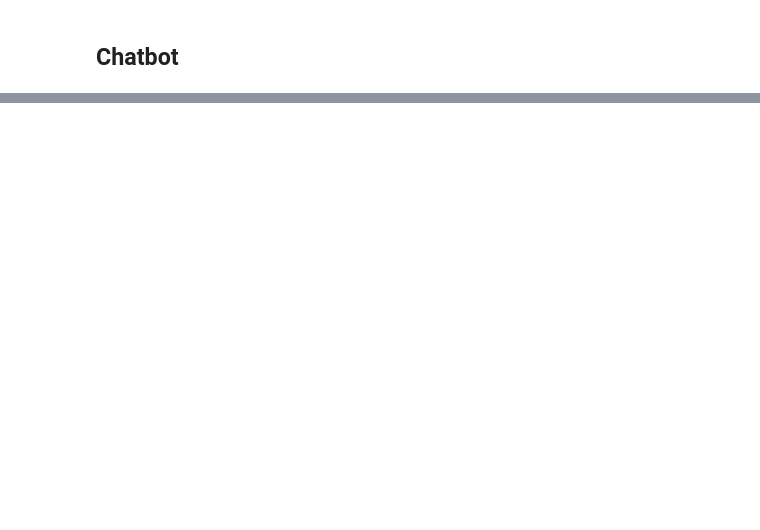
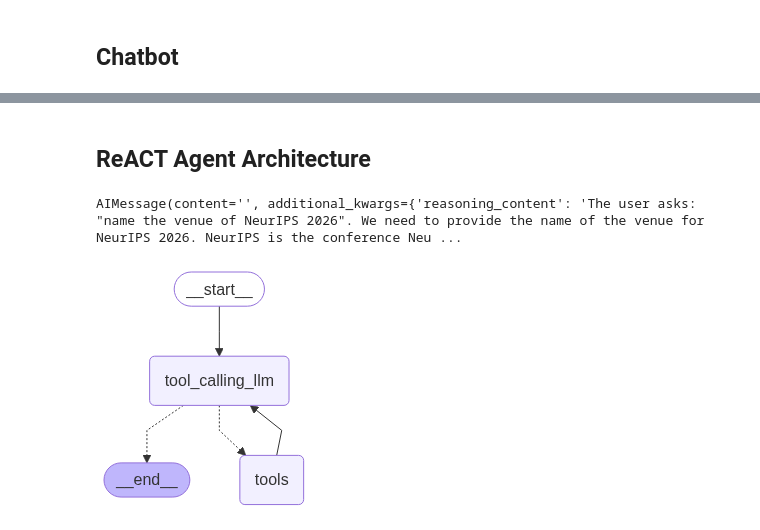
Before and after one commit to JyotirmoyKonwar/KN_Agents, a Jupyter notebook: 5-LangGraph_Basics/MultiTool.ipynb, the cells around one changed output, grey strips where cells are left out. Saved outputs shown, nothing was run; the diff lists cells and outputs as text; code cells hidden in the pictures; blank space fills up the shorter version.

```diff
--- a/5-LangGraph_Basics/MultiTool.ipynb
+++ b/5-LangGraph_Basics/MultiTool.ipynb
@@ -75,3 +78,10 @@ llm_with_tools.invoke([HumanMessage(content=f"What is WACV?"),]).tool_calls
   'type': 'tool_call'}]
 # %% [markdown]
 ## Chatbot
+# %%
+from typing_extensions import TypedDict
+from langchain_core.messages import AnyMessage
+from typing import Annotated
+from langgraph.graph.message import add_messages
+class State(TypedDict):
+    messages: Annotated[list[AnyMessage], add_messages]
@@ -77,0 +136,4 @@ llm_with_tools.invoke([HumanMessage(content=f"What is WACV?"),]).tool_calls
+# %%
+messages = graph.invoke({"messages": [HumanMessage(content="provide me the names of top 5 Audio Visual Language Models in 2025")]})
+for m in messages["messages"]:
+    m.pretty_print()
@@ -77,0 +154,2 @@ llm_with_tools.invoke([HumanMessage(content=f"What is WACV?"),]).tool_calls
+# %% [markdown]
+## ReACT Agent Architecture
@@ -77,0 +189,42 @@ llm_with_tools.invoke([HumanMessage(content=f"What is WACV?"),]).tool_calls
+# %%
+from langchain_groq import ChatGroq
+llm = ChatGroq(model="Openai/Gpt-Oss-20b")
+llm_with_tools=llm.bind_tools(tools)
+# %%
+from pprint import pprint
+from langchain_core.messages import HumanMessage, AIMessage
+
+llm_with_tools.invoke([HumanMessage(content=f"name the venue of NeurIPS 2026"),])
+# %% [output]
+AIMessage(content='', additional_kwargs={'reasoning_content': 'The user asks: "name the venue of NeurIPS 2026". We need to provide the name of the venue for NeurIPS 2026. NeurIPS is the conference Neu ...
+# %%
+from typing_extensions import TypedDict
+from langchain_core.messages import AnyMessage
+from typing import Annotated
+from langgraph.graph.message import add_messages
+class State(TypedDict):
+    messages: Annotated[list[AnyMessage], add_messages]
+# %%
+from IPython.display import display, Image
+from langgraph.graph import StateGraph, START, END
+from langgraph.prebuilt import ToolNode
+from langgraph.prebuilt import tools_condition
+
+def tool_calling_llm(state:State):
+    return {"messages":[llm_with_tools.invoke(state["messages"])]}
+
+builder=StateGraph(State)
+builder.add_node("tool_calling_llm", tool_calling_llm)
+builder.add_node("tools",ToolNode(tools))
+
+builder.add_edge(START, "tool_calling_llm")
+builder.add_conditional_edges(
+    "tool_calling_llm",
+    tools_condition,
+)
+builder.add_edge("tools", "tool_calling_llm")
+
+graph = builder.compile()
+display(Image(graph.get_graph().draw_mermaid_png()))
+# %% [output]
+[figure, added]
```
Also changed, not shown: parts of 24 cells of this notebook, 2 other files.
